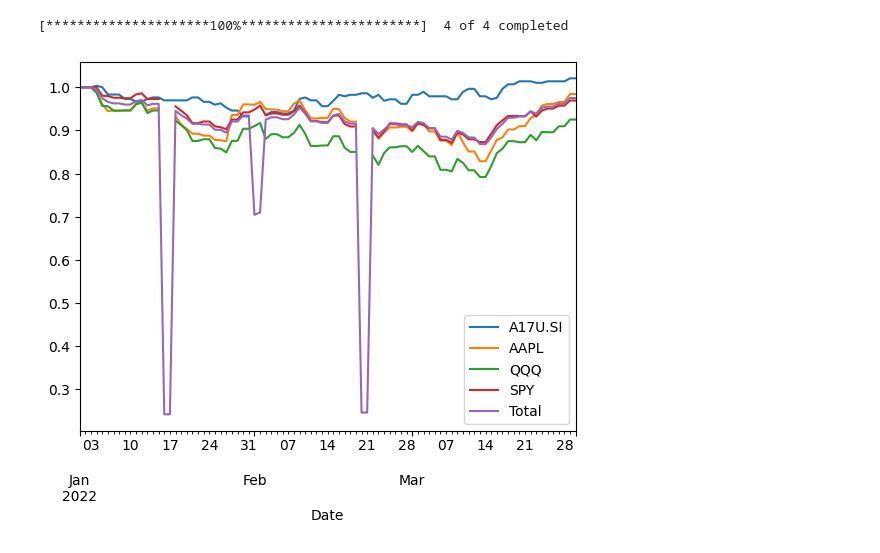
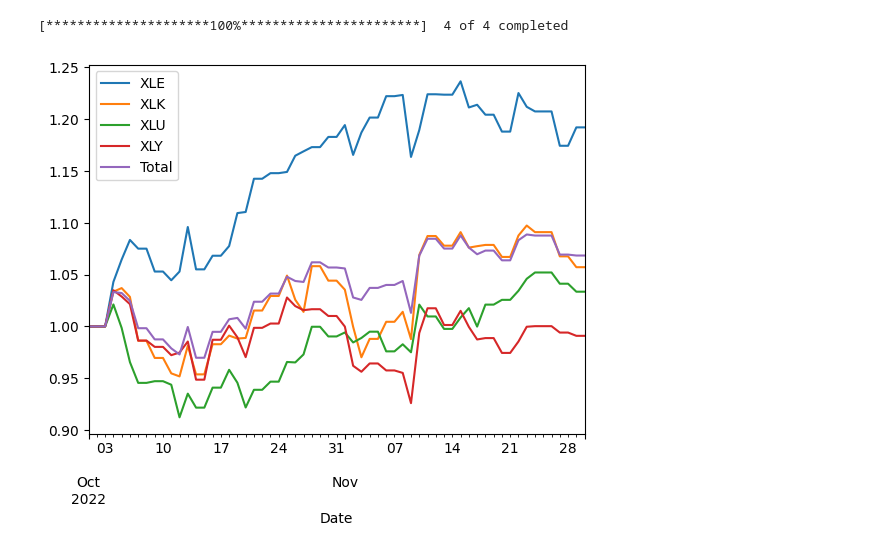
Before and after one commit to typokills/Coding_Projects, a Jupyter notebook: Financial Analysis Classes.ipynb, the cells around one changed output. Drawn from its saved outputs; the diff is of its cells as text; code cells hidden in the pictures.

```diff
--- a/Financial Analysis Classes.ipynb
+++ b/Financial Analysis Classes.ipynb
@@ -8,0 +94,7 @@ import matplotlib.dates as mdates
+# %%
+df = blp.bdh('MXID INDEX','PX_LAST','20220501','20220601')
+time_period = pd.date_range('20220501','20220601')
+output = df.reindex(time_period,method = 'bfill')
+
+output.columns = ['MSCI US']
+output.plot()
@@ -9,5 +104,5 @@ import matplotlib.dates as mdates
 # %%
-class perf_analysis():
+class yf_perf_analysis():
 
 
     def __init__(self,addr_weight):
@@ -53,6 +148,8 @@ class perf_analysis():
     def port_tickers(self):
         return self.lst_tickers
 
+    #Convert to plt? and change the line types for the sec and total.
+    #Add subplot for benchmark vs total.
     def plot_perf(self,dt_start,dt_end):
         df = self.cal_perf(dt_start,dt_end)
         df = df / df.iloc[0,:]
@@ -60,13 +157,14 @@ class perf_analysis():
 #                     subplots = True, layout = (5,-1), sharex=True #use -1 in col to auto calculate
                     )
 # %%
-addr_file = r'C:\Users\chins\Downloads\Finance_Test_File.xlsx'
-perf = perf_analysis(addr_file)
+# addr_file = r'C:\Users\chins\Downloads\Finance_Test_File.xlsx'
+addr_file = r'C:\Users\chins\Downloads\Sector Portfolio.xlsx'
+perf = yf_perf_analysis(addr_file)
 # perf.clean_weights('2022-01-01','2022-03-30').tail()
 # perf.get_data('DJI','2022-01-01','2022-03-30','Adj Close')
 # perf.cal_perf('2022-01-01','2022-01-30')
-perf.plot_perf('2022-01-01','2022-0-30')
+perf.plot_perf('2022-10-01','2022-11-30')
 # %% [output]
 [*********************100%***********************]  4 of 4 completed
-[figure, old version]
+[figure, new version]
 # %%
```
Also changed, not shown: parts of 9 cells of this notebook, 2 other files.
